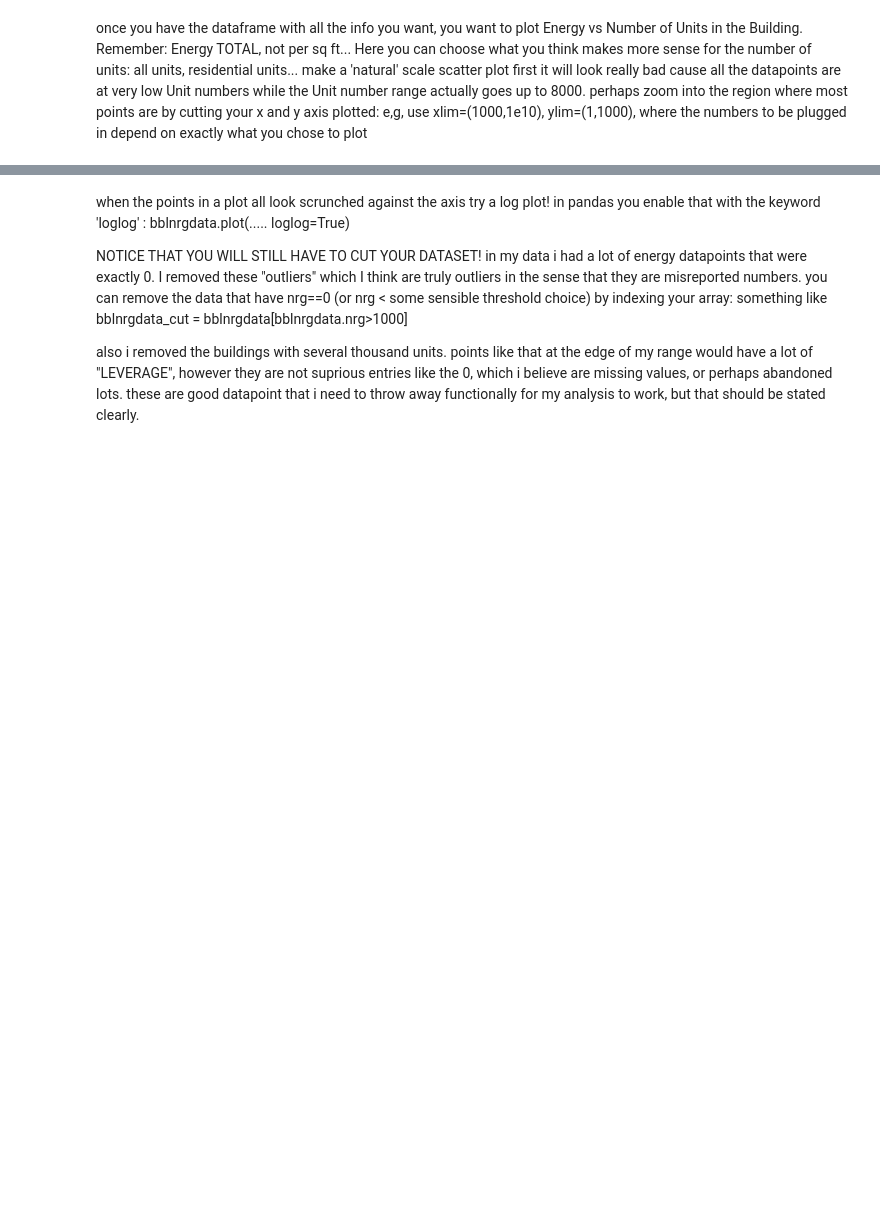
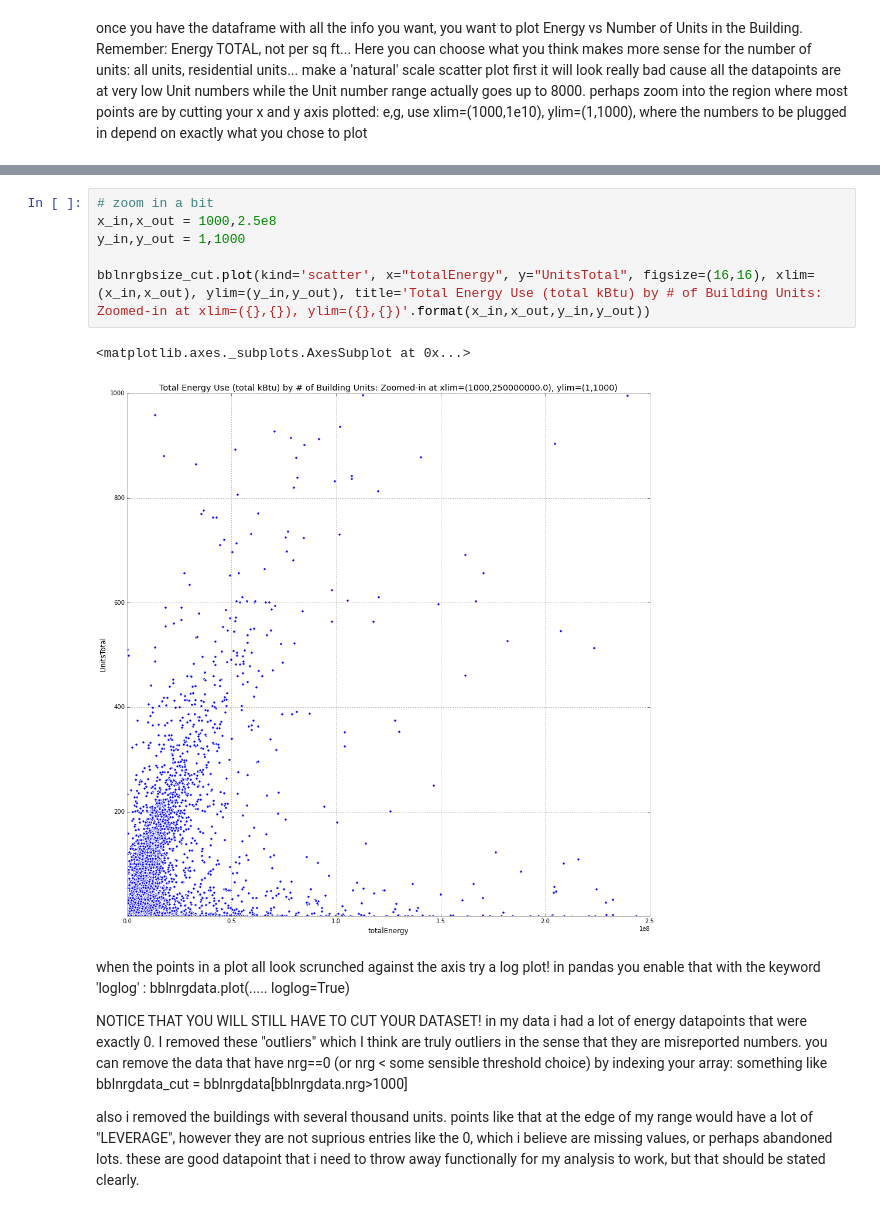
Before and after one commit to dcrull/PUI2015_dcrull, a Jupyter notebook: HW5/HW5_1_building_nrg_instructions.ipynb, the cells around one changed output, grey strips where cells are left out. Saved outputs shown, nothing was run; the diff lists cells and outputs as text; blank space fills up the shorter version.

```diff
--- a/HW5/HW5_1_building_nrg_instructions.ipynb
+++ b/HW5/HW5_1_building_nrg_instructions.ipynb
@@ -199,3 +198,12 @@ bblnrgbsize_cut.plot(kind='scatter', x="BBL", y="totalEnergy", figsize=(16,16))
+# %%
+# zoom in a bit
+x_in,x_out = 1000,2.5e8
+y_in,y_out = 1,1000
+
+bblnrgbsize_cut.plot(kind='scatter', x="totalEnergy", y="UnitsTotal", figsize=(16,16), xlim=(x_in,x_out), ylim=(y_in,y_out), title='Total Energy Use (total kBtu) by # of Building Units: Zoomed-in at xlim=({},{}), ylim=({},{})'.format(x_in,x_out,y_in,y_out))
+# %% [output]
+<matplotlib.axes._subplots.AxesSubplot at 0x...>
+[figure, added]
 # %% [markdown]
 when the points in a plot all look scrunched against the axis try a log plot! in pandas you enable that with the keyword 'loglog' :
 bblnrgdata.plot(..... loglog=True)
```
Also changed, not shown: parts of 1 cell of this notebook.
